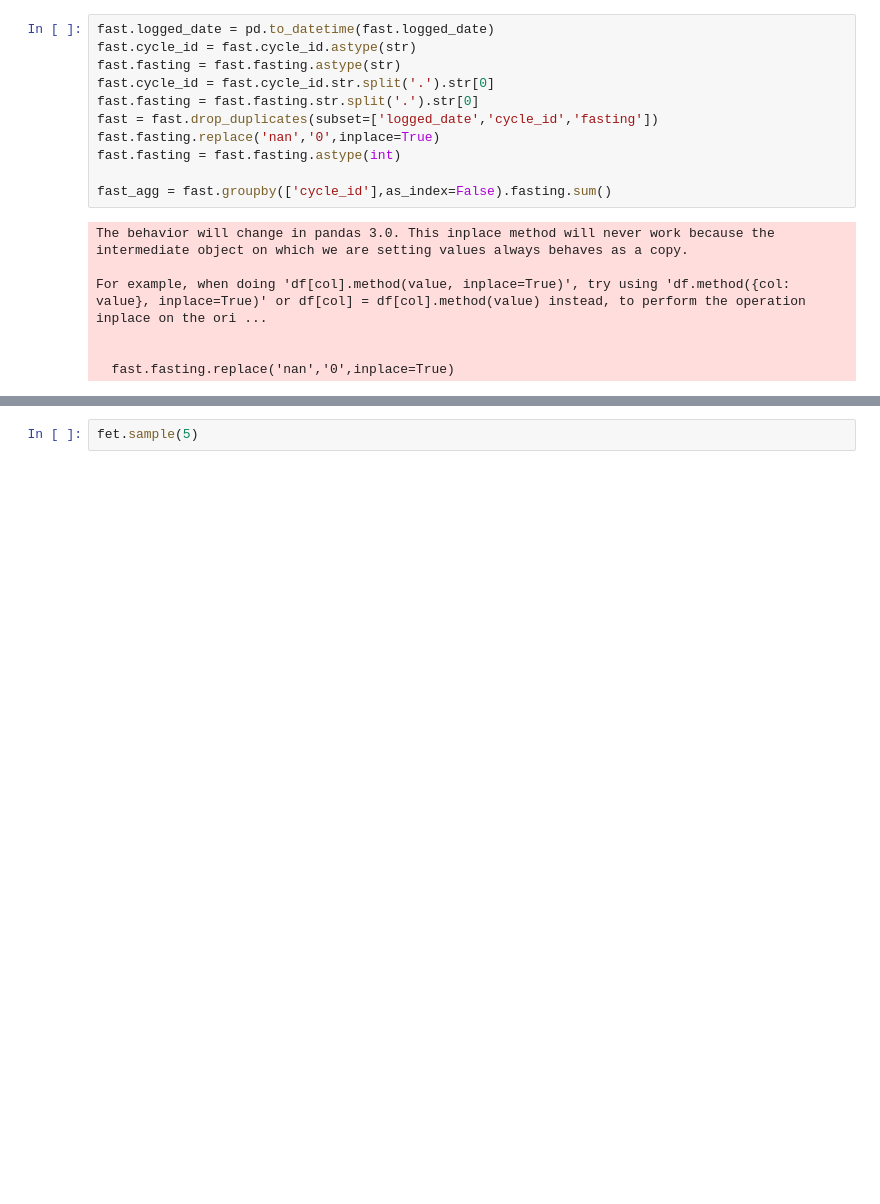
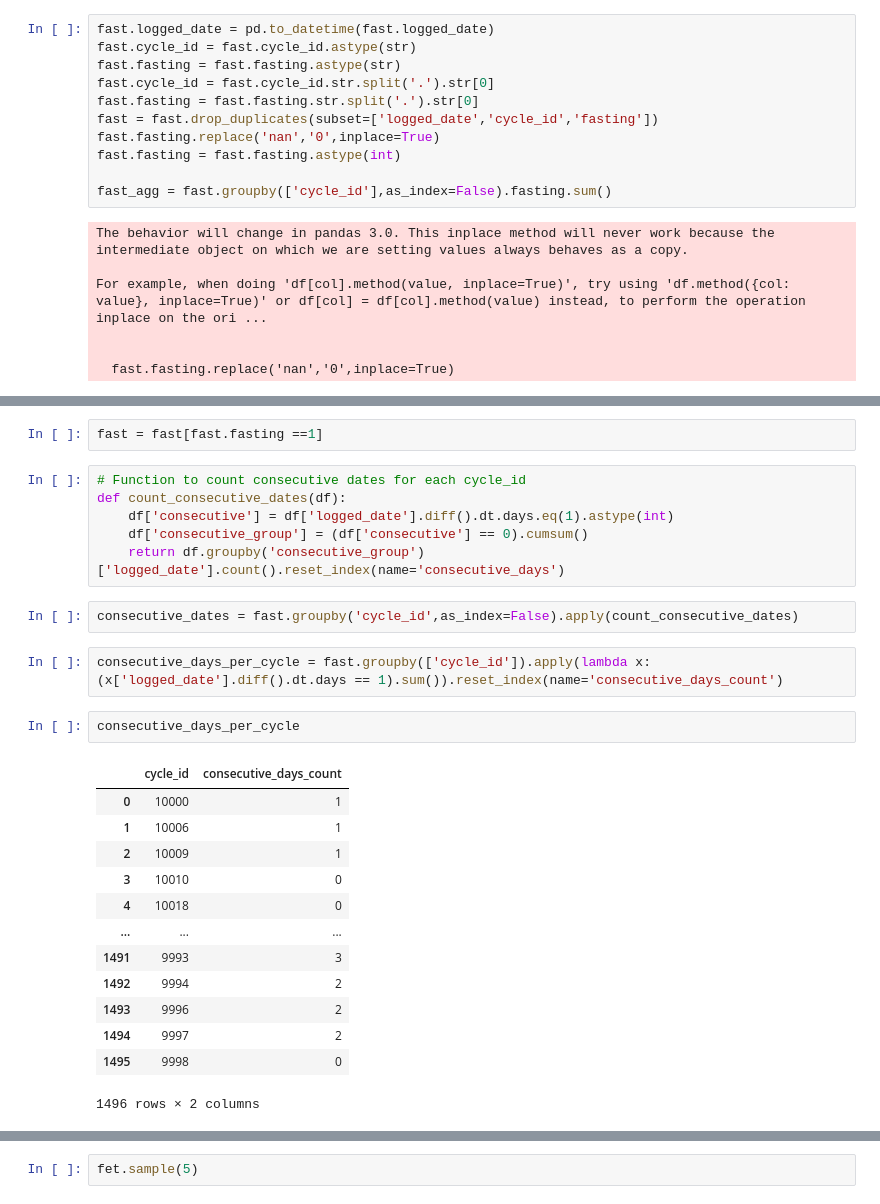
Before and after one commit to zylbergs/Jala, a Jupyter notebook: main_eda.ipynb, the cells around one changed output, grey strips where cells are left out. Cells and saved outputs as stored; diff of their text form; blank space fills up the shorter version.

```diff
--- a/main_eda.ipynb
+++ b/main_eda.ipynb
@@ -117 +167,29 @@ For example, when doing 'df[col].method(value, inplace=True)', try using 'df.met
+# %%
+fast = fast[fast.fasting ==1]
+# %%
+# Function to count consecutive dates for each cycle_id
+def count_consecutive_dates(df):
+    df['consecutive'] = df['logged_date'].diff().dt.days.eq(1).astype(int)
+    df['consecutive_group'] = (df['consecutive'] == 0).cumsum()
+    return df.groupby('consecutive_group')['logged_date'].count().reset_index(name='consecutive_days')
+# %%
+consecutive_dates = fast.groupby('cycle_id',as_index=False).apply(count_consecutive_dates)
+# %%
+consecutive_days_per_cycle = fast.groupby(['cycle_id']).apply(lambda x: (x['logged_date'].diff().dt.days == 1).sum()).reset_index(name='consecutive_days_count')
+# %%
+consecutive_days_per_cycle
+# %% [output]
+|  | cycle_id | consecutive_days_count |
+| 0 | 10000 | 1 |
+| 1 | 10006 | 1 |
+| 2 | 10009 | 1 |
+| 3 | 10010 | 0 |
+| 4 | 10018 | 0 |
+| ... | ... | ... |
+| 1491 | 9993 | 3 |
+| 1492 | 9994 | 2 |
+| 1493 | 9996 | 2 |
+| 1494 | 9997 | 2 |
+| 1495 | 9998 | 0 |
+1496 rows × 2 columns
 # %%
```
Also changed, not shown: parts of 5 cells of this notebook, 1 other file.
